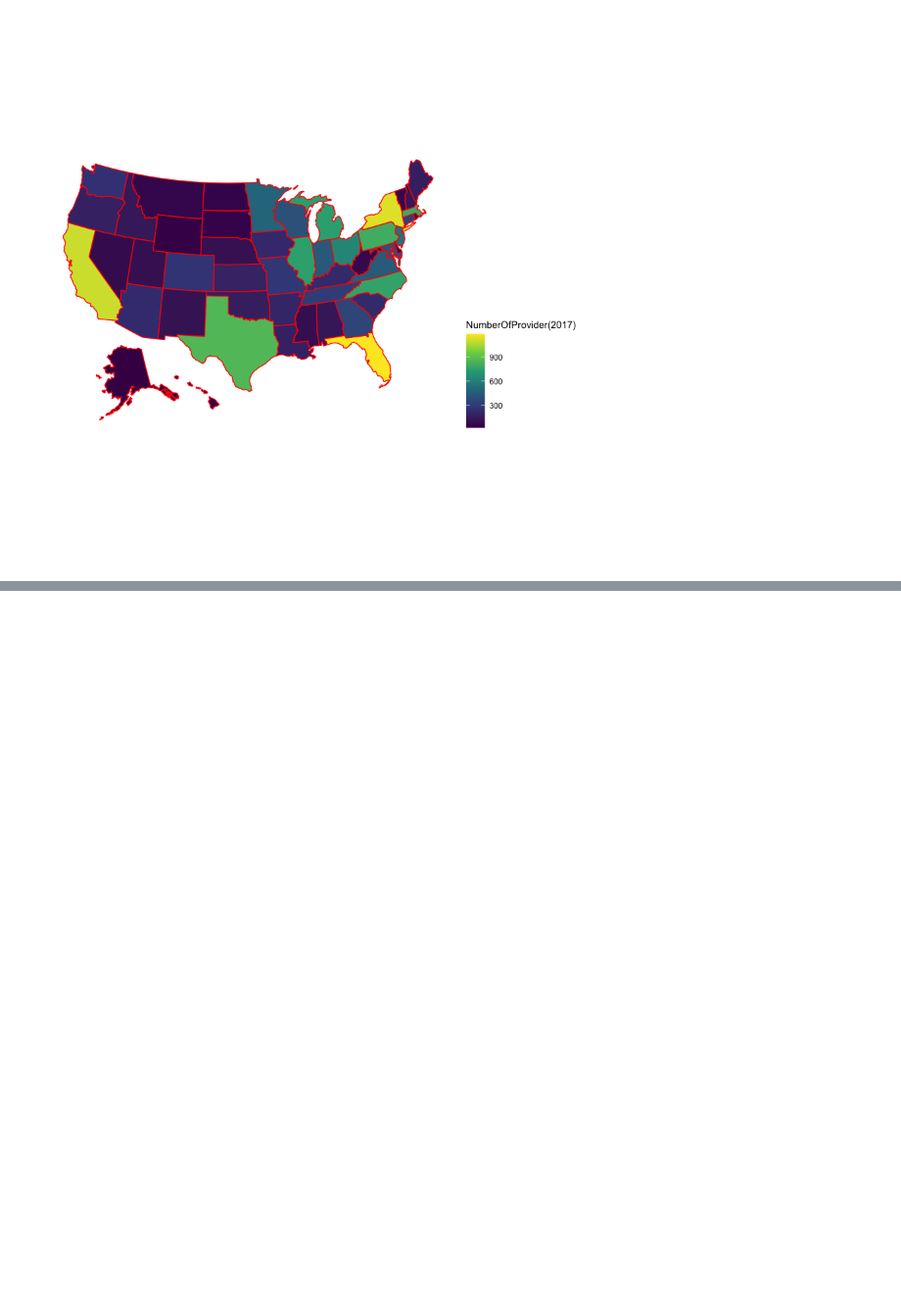
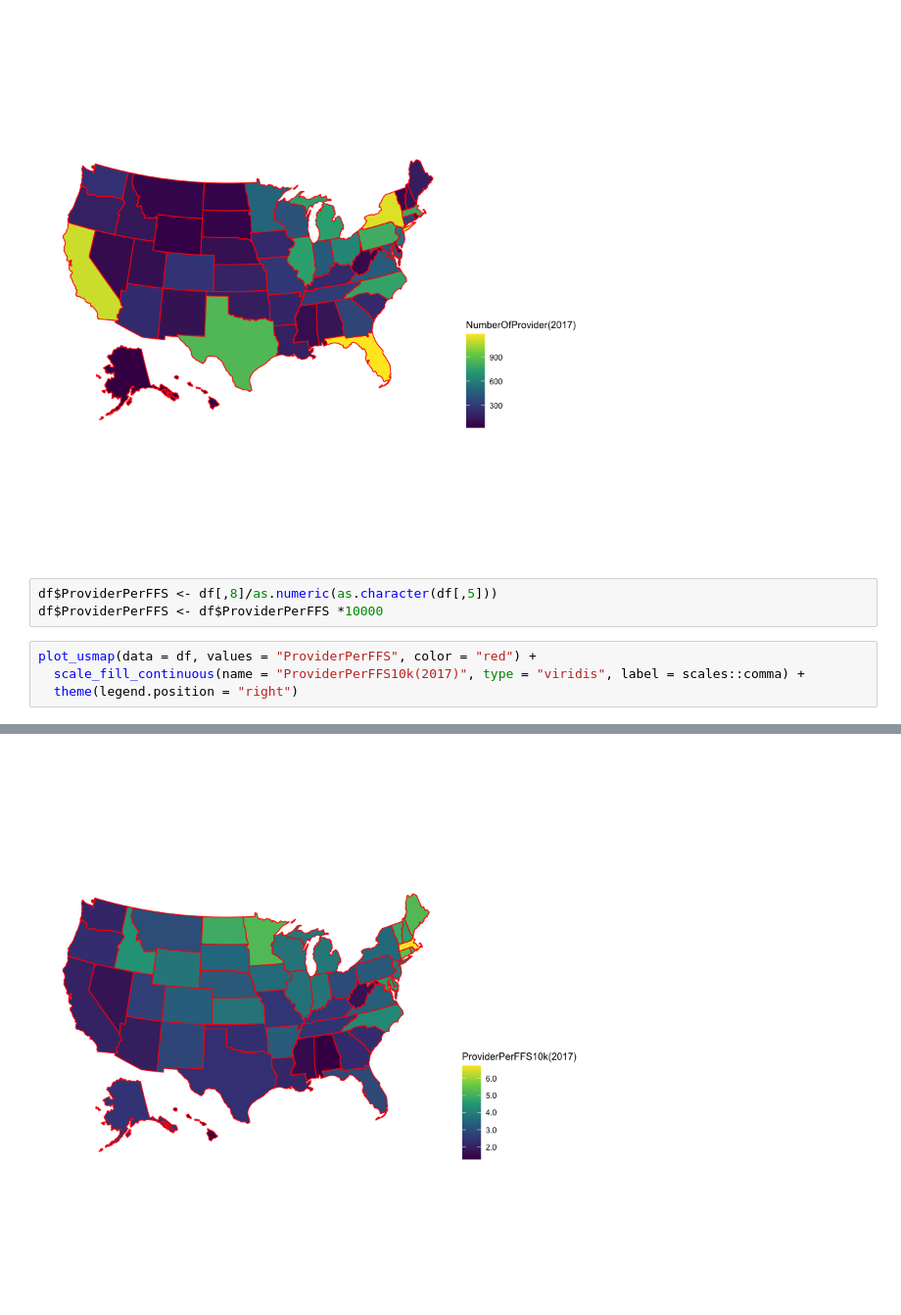
Before and after one commit to nancyruya/R-projects, a Jupyter notebook: TelehealthMedicare/Medicare90791.ipynb, the cells around one changed output, grey strips where cells are left out. Shown: that part at 98% size. Cells and saved outputs as stored; diff of their text form; blank space fills up the shorter version.

```diff
--- a/TelehealthMedicare/Medicare90791.ipynb
+++ b/TelehealthMedicare/Medicare90791.ipynb
@@ -260,3 +262,11 @@ Warning message:
 “Use of `map_df$y` is discouraged. Use `y` instead.”Warning message:
 “Use of `map_df$group` is discouraged. Use `group` instead.”
 [figure]
+# %%
+df$ProviderPerFFS <- df[,8]/as.numeric(as.character(df[,5]))
+df$ProviderPerFFS <- df$ProviderPerFFS *10000
+# %%
+plot_usmap(data = df, values = "ProviderPerFFS", color = "red") +
+  scale_fill_continuous(name = "ProviderPerFFS10k(2017)", type = "viridis", label = scales::comma) +
+  theme(legend.position = "right")
+# %% [output]
@@ -262,0 +277 @@ Warning message:
+[figure, added]
```
Also changed, not shown: parts of 3 cells of this notebook, 1 other file.
